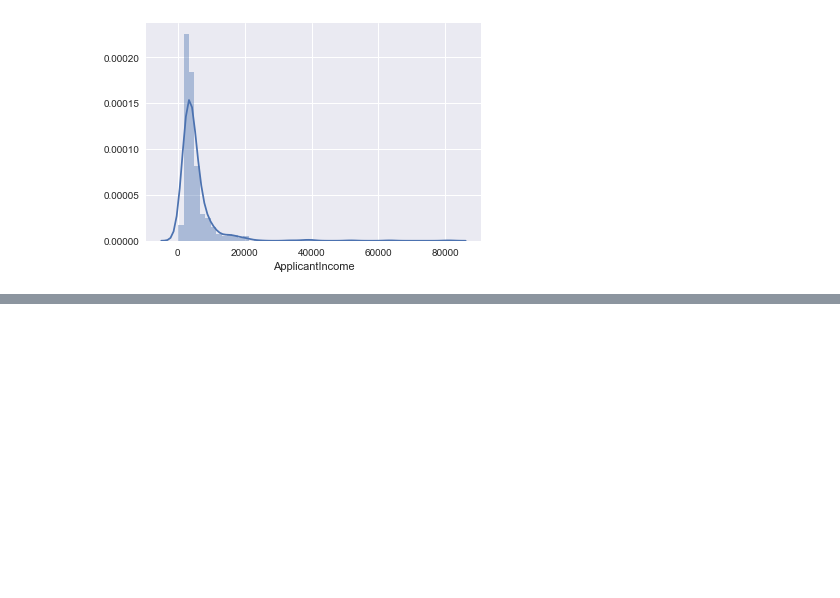
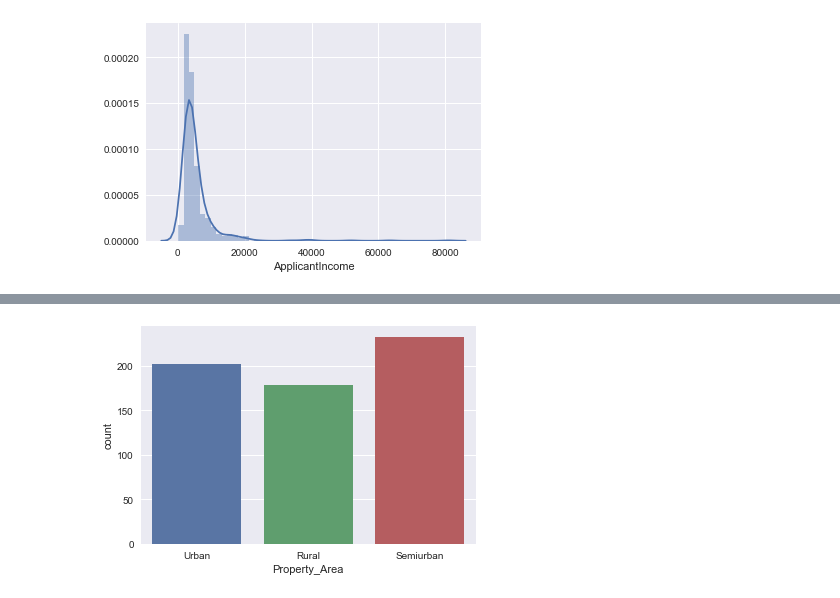
Before and after one commit to segunadelowo/loan-prediciton, a Jupyter notebook: develop/2018-08-26-SA-first-analysis.ipynb, the cells around one changed output, grey strips where cells are left out. Drawn from its saved outputs; the diff is of its cells as text; code cells hidden in the pictures; blank space fills up the shorter version.

```diff
--- a/develop/2018-08-26-SA-first-analysis.ipynb
+++ b/develop/2018-08-26-SA-first-analysis.ipynb
@@ -317,0 +359,6 @@ plt.suptitle('Pair Plot of ApplicantIncome and Loan_Status',
+# %%
+# The Property_Area attribute
+ax = plt.subplots()
+sns.countplot(x='Property_Area', data=df_train);
+# %% [output]
+[figure, added]
```
Also changed, not shown: parts of 26 cells of this notebook.
